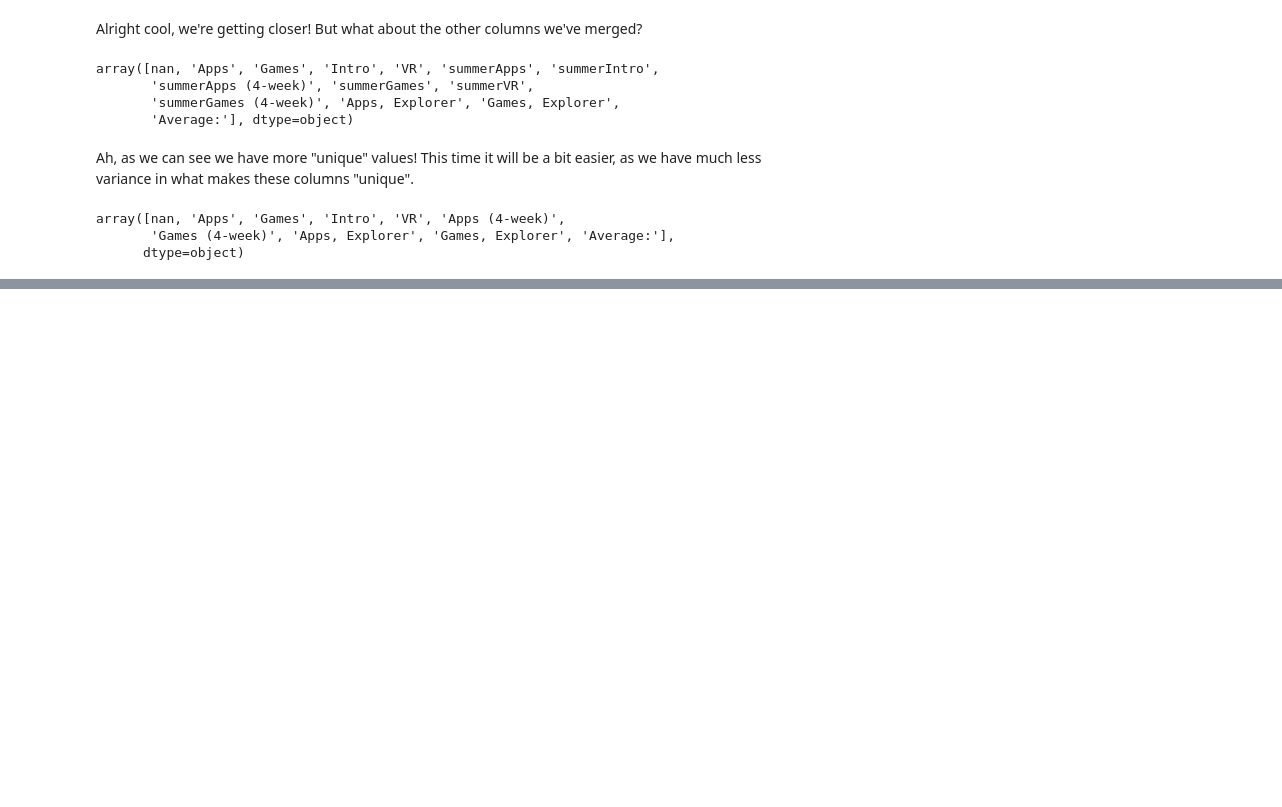
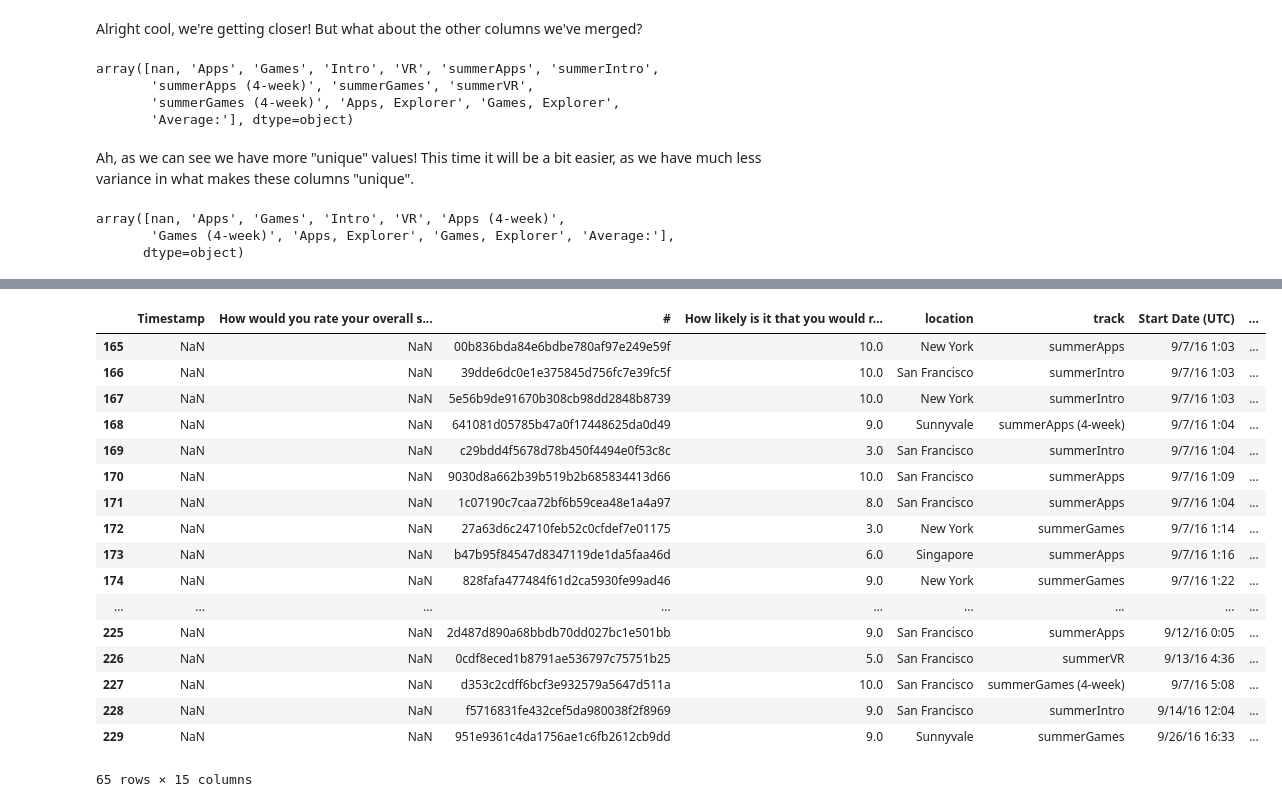
Before and after one commit to C3NZ/SANPS, a Jupyter notebook: Make School NPS.ipynb, the cells around one changed output, grey strips where cells are left out. Cells and saved outputs as stored; diff of their text form; code cells hidden in the pictures; blank space fills up the shorter version.

Commit message:
[feat] fix satisfaction column

```diff
--- a/Make School NPS.ipynb
+++ b/Make School NPS.ipynb
@@ -324,0 +305,21 @@ df[df['track'] == 'Games']
+# %%
+df[df['How likely is it that you would recommend the Make School Summer Academy to a friend?'].notnull()]
+# %% [output]
+|  | Timestamp | How would you rate your overall s... | # | How likely is it that you would r... | location | track | Start Date (UTC) | ... |
+| 165 | NaN | NaN | 00b836bda84e6bdbe780af97e249e59f | 10.0 | New York | summerApps | 9/7/16 1:03 | ... |
+| 166 | NaN | NaN | 39dde6dc0e1e375845d756fc7e39fc5f | 10.0 | San Francisco | summerIntro | 9/7/16 1:03 | ... |
+| 167 | NaN | NaN | 5e56b9de91670b308cb98dd2848b8739 | 10.0 | New York | summerIntro | 9/7/16 1:03 | ... |
+| 168 | NaN | NaN | 641081d05785b47a0f17448625da0d49 | 9.0 | Sunnyvale | summerApps (4-week) | 9/7/16 1:04 | ... |
+| 169 | NaN | NaN | c29bdd4f5678d78b450f4494e0f53c8c | 3.0 | San Francisco | summerIntro | 9/7/16 1:04 | ... |
+| 170 | NaN | NaN | 9030d8a662b39b519b2b685834413d66 | 10.0 | San Francisco | summerApps | 9/7/16 1:09 | ... |
+| 171 | NaN | NaN | 1c07190c7caa72bf6b59cea48e1a4a97 | 8.0 | San Francisco | summerApps | 9/7/16 1:04 | ... |
+| 172 | NaN | NaN | 27a63d6c24710feb52c0cfdef7e01175 | 3.0 | New York | summerGames | 9/7/16 1:14 | ... |
+| 173 | NaN | NaN | b47b95f84547d8347119de1da5faa46d | 6.0 | Singapore | summerApps | 9/7/16 1:16 | ... |
+| 174 | NaN | NaN | 828fafa477484f61d2ca5930fe99ad46 | 9.0 | New York | summerGames | 9/7/16 1:22 | ... |
+| ... | ... | ... | ... | ... | ... | ... | ... | ... |
+| 225 | NaN | NaN | 2d487d890a68bbdb70dd027bc1e501bb | 9.0 | San Francisco | summerApps | 9/12/16 0:05 | ... |
+| 226 | NaN | NaN | 0cdf8eced1b8791ae536797c75751b25 | 5.0 | San Francisco | summerVR | 9/13/16 4:36 | ... |
+| 227 | NaN | NaN | d353c2cdff6bcf3e932579a5647d511a | 10.0 | San Francisco | summerGames (4-week) | 9/7/16 5:08 | ... |
+| 228 | NaN | NaN | f5716831fe432cef5da980038f2f8969 | 9.0 | San Francisco | summerIntro | 9/14/16 12:04 | ... |
+| 229 | NaN | NaN | 951e9361c4da1756ae1c6fb2612cb9dd | 9.0 | Sunnyvale | summerGames | 9/26/16 16:33 | ... |
+65 rows × 15 columns
```
Also changed, not shown: parts of 12 cells of this notebook.
